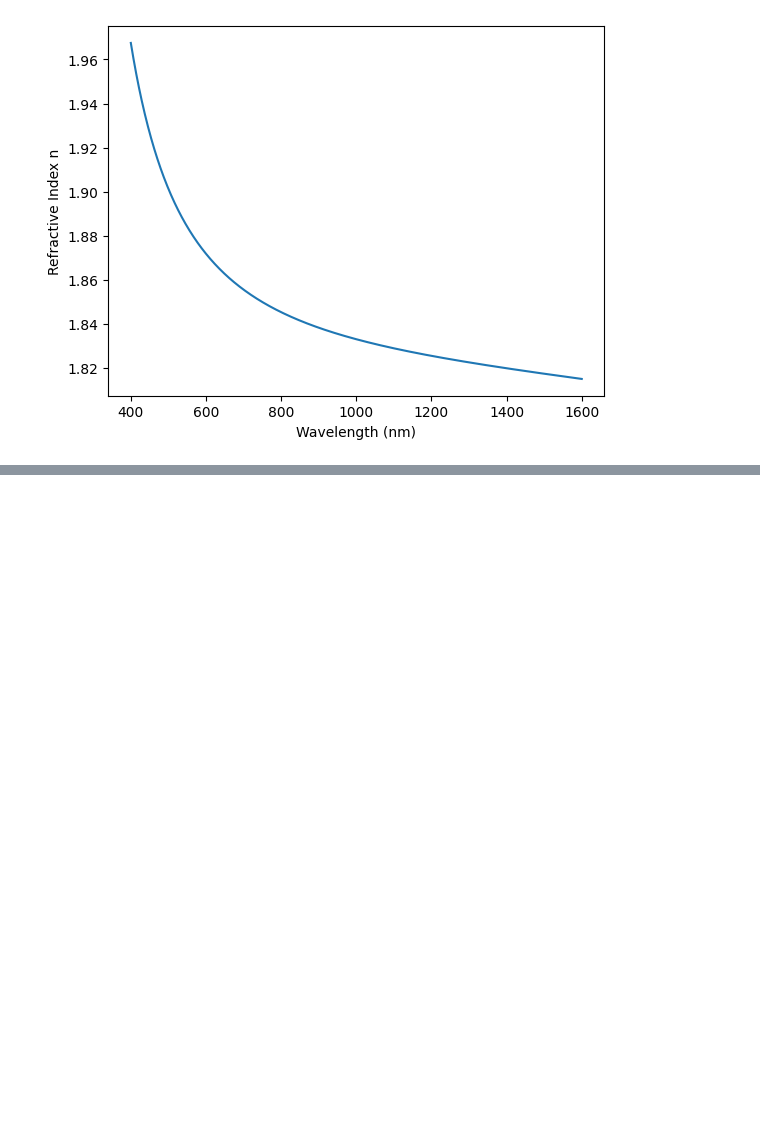
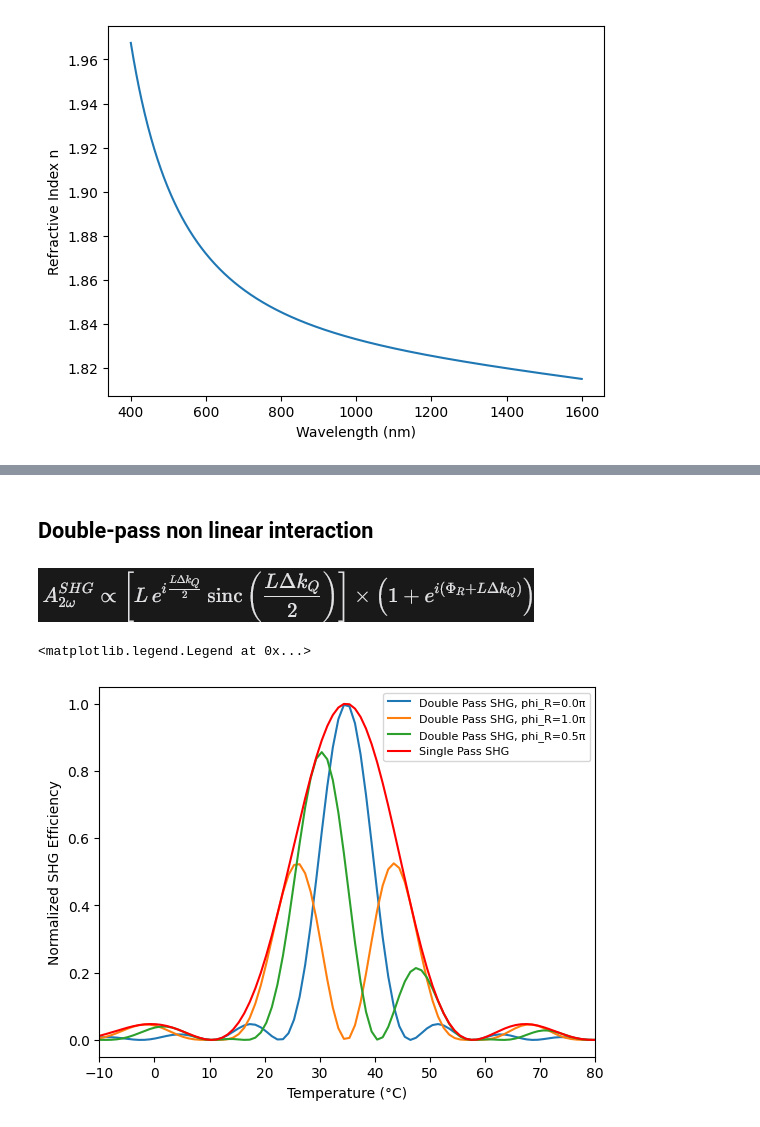
Before and after one commit to qpit/Eskild-Project-2026, a Jupyter notebook: main_document.ipynb, the cells around one changed output, grey strips where cells are left out. Drawn from its saved outputs; the diff is of its cells as text; code cells hidden in the pictures; blank space fills up the shorter version.

```diff
--- a/main_document.ipynb
+++ b/main_document.ipynb
@@ -106,0 +109,23 @@ plt.show()
+# %% [markdown]
+## Double-pass non linear interaction
+# %% [markdown]
+![image.png](attachment:image.png)
+# %%
+phi_R = np.pi*np.array([0,1,1/2])
+double_pass_val = []
+for i in tq.tqdm(range(len(phi_R))):
+    double_pass_SHG_output = double_pass_SHG(QPM, L, phi_R[i])
+    double_pass_val.append(double_pass_SHG_output)
+fig, ax = plt.subplots()
+ax.set_xlabel("Temperature (°C)")
+ax.set_ylabel("SHG at output (a.u.)")
+for i in range(len(phi_R)):
+    double_pass_SHG_output = double_pass_val[i]
+    ax.plot(temperature - 273.15, (double_pass_SHG_output/L)**2 /4, label=f'Double Pass SHG, phi_R={phi_R[i]/np.pi}π')
+ax.plot(temperature - 273.15, (SHG_output/L)**2, color='r', label='Single Pass SHG')
+ax.set_ylabel("Normalized SHG Efficiency")
+ax.set_xlim(-10,80)
+ax.legend(prop={'size':8})
+# %% [output]
+<matplotlib.legend.Legend at 0x...>
+[figure, added]
```
Also changed, not shown: parts of 2 cells of this notebook, 1 other file.
